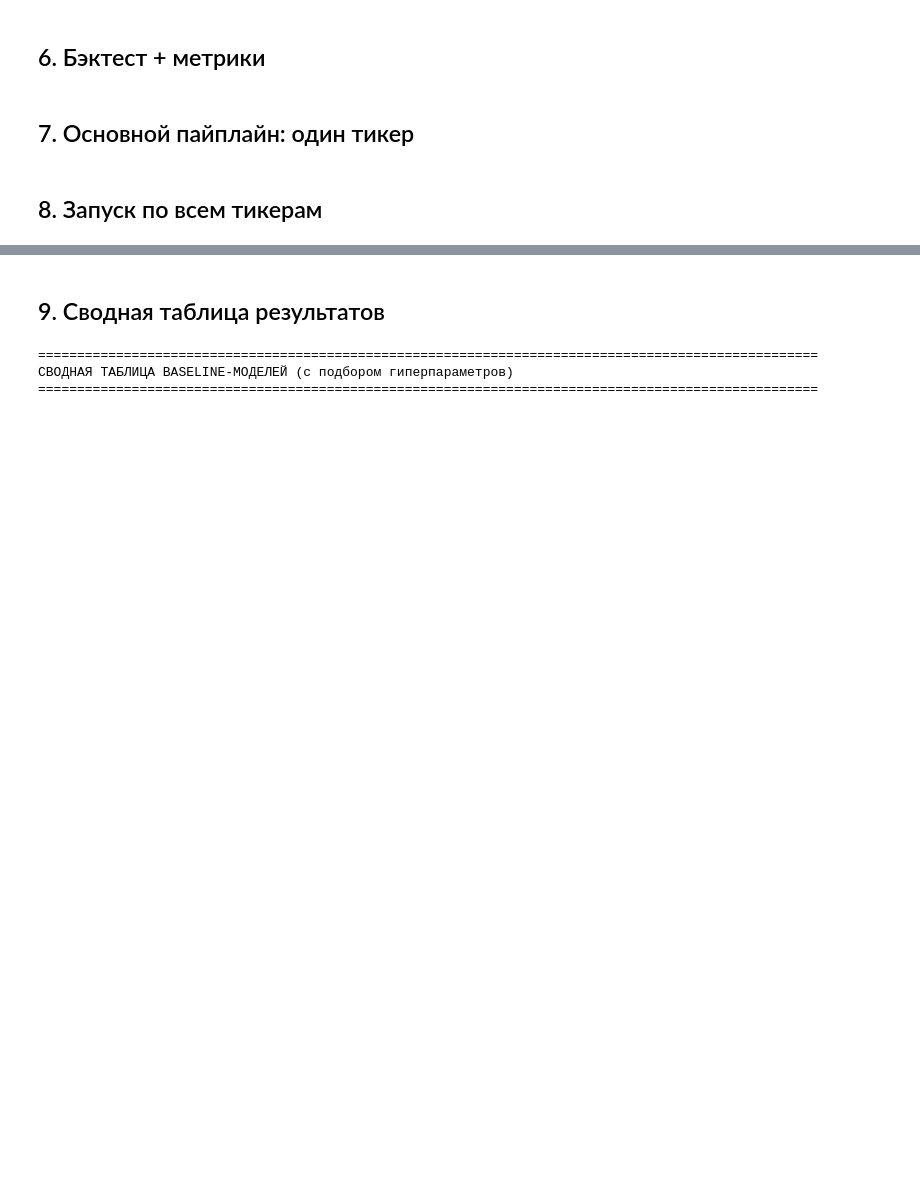
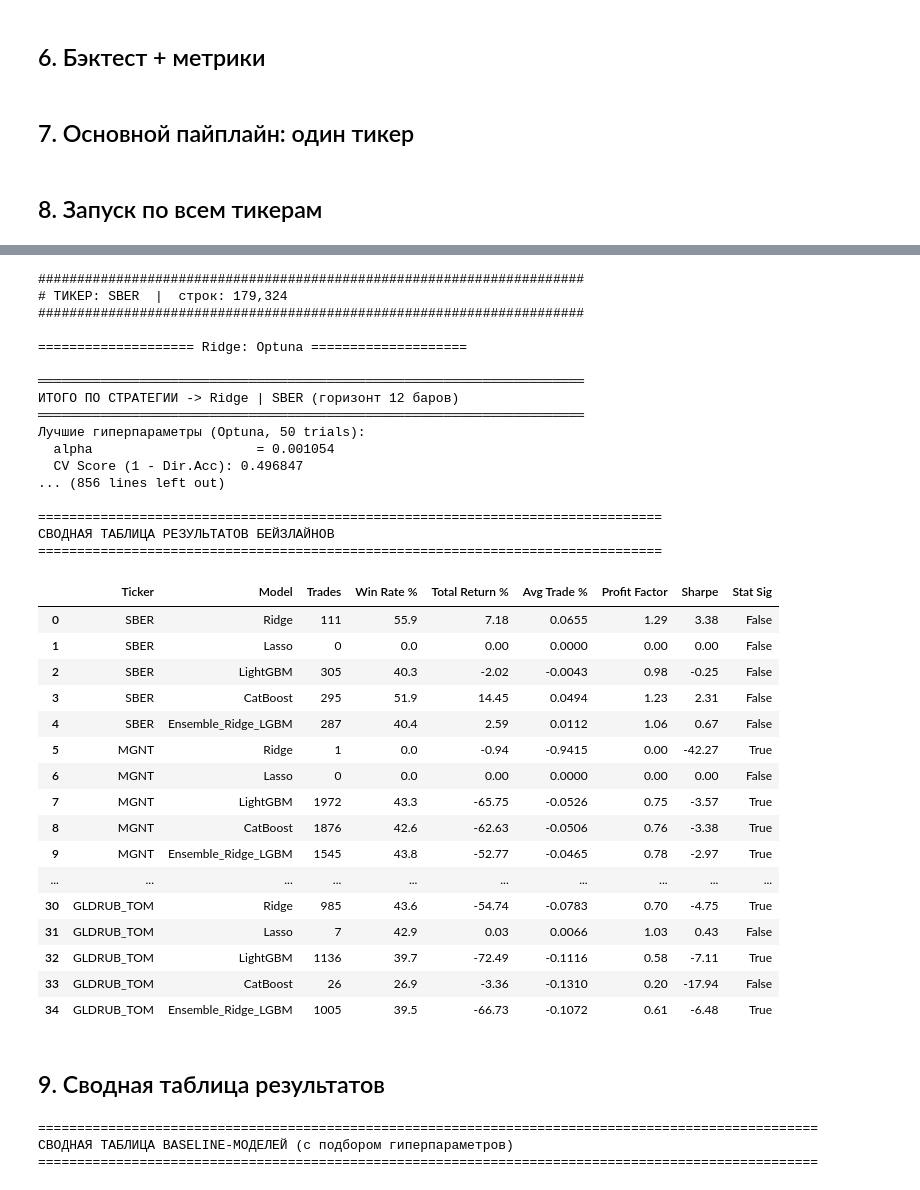
Before and after one commit to JayRox73/Deep_Learning_Trading_Strategy_for_Russian_Stock_Market, a Jupyter notebook: baseline.ipynb, the cells around one changed output, grey strips where cells are left out. Cells and saved outputs as stored; diff of their text form; code cells hidden in the pictures; blank space fills up the shorter version.

```diff
--- a/baseline.ipynb
+++ b/baseline.ipynb
@@ -44,16 +44,19 @@ pd.set_option('display.width', 1000)
 HORIZON        = 12           # горизонт прогноза (баров)
 TRAIN_YEARS    = 4            # лет на обучение
 TEST_YEARS     = 2            # лет на тест
-THRESHOLD      = 0.001        # порог для входа в позицию
-COMMISSION     = 0.0003       # 0.03 % round-trip комиссия
+Z_THRESHOLD    = 1.0        # порог для входа в позицию (0.3% - с учетом комиссий и проскальзывания)
+COMMISSION     = 0.0003       # 0.03 % round-trip комиссия брокера/биржи
+SLIPPAGE       = 0.0002       # 0.02 % проскальзывание (для ликвидных бумаг)
+SHORT_RATE     = 0.10         # ~10% годовых за заем акций для шорта
 BARS_PER_YEAR  = 252 * 78     # 5-минутные бары в году
 
 # ══════════════════════════════════════════════
 # ПАРАМЕТРЫ OPTUNA
 # ══════════════════════════════════════════════
-N_OPTUNA_TRIALS = 50          # кол-во итераций подбора (увеличить для точности)
+N_OPTUNA_TRIALS = 50          # кол-во итераций подбора
 N_CV_SPLITS     = 3           # кол-во фолдов TimeSeriesSplit
 OPTUNA_SEED     = 42          # для воспроизводимости
+OPTUNA_SUBSAMPLE = 5          # брать каждый 5-й бар для ускорения Optuna
 
 # ══════════════════════════════════════════════
 # ДАННЫЕ
@@ -62,7 +65,7 @@ DATA_DIR       = Path("data")
 START_DATE     = "2020-01-01"
 END_DATE       = "2026-01-01"
 
-TICKERS = ['MGNT', 'VTBR', 'TATN', 'YDEX', 'GLDRUB_TOM']
+TICKERS = ['SBER', 'MGNT', 'VTBR', 'TATN', 'LKOH', 'YDEX', 'GLDRUB_TOM']
 # %% [markdown]
 ## 2. Утилиты: очистка данных
 # %%
@@ -521,3 +542,54 @@ Test:  2025-01-04 — 2025-12-30   (83,349 строк)
+# %%
+all_results = []
+
+for ticker in TICKERS:
+    ticker_res = run_baseline_for_ticker(ticker, verbose=True)
+    all_results.extend(ticker_res)
+
+# Сводная таблица
+summary_df = pd.DataFrame(all_results)
+cols_to_show = ["Ticker", "Model", "Trades", "Win Rate %", "Total Return %",
+                "Avg Trade %", "Profit Factor", "Sharpe", "Stat Sig"]
+
+print("\n\n" + "="*80)
+print("СВОДНАЯ ТАБЛИЦА РЕЗУЛЬТАТОВ БЕЙЗЛАЙНОВ")
+print("="*80)
+display(summary_df[cols_to_show])
+# %% [output]
+######################################################################
+# ТИКЕР: SBER  |  строк: 179,324
+######################################################################
+
+==================== Ridge: Optuna ====================
+
+══════════════════════════════════════════════════════════════════════
+ИТОГО ПО СТРАТЕГИИ -> Ridge | SBER (горизонт 12 баров)
+══════════════════════════════════════════════════════════════════════
+Лучшие гиперпараметры (Optuna, 50 trials):
+  alpha                     = 0.001054
+  CV Score (1 - Dir.Acc): 0.496847
+... (856 lines left out)
+
+================================================================================
+СВОДНАЯ ТАБЛИЦА РЕЗУЛЬТАТОВ БЕЙЗЛАЙНОВ
+================================================================================
+|  | Ticker | Model | Trades | Win Rate % | Total Return % | Avg Trade % | Profit Factor | Sharpe | Stat Sig |
+| 0 | SBER | Ridge | 111 | 55.9 | 7.18 | 0.0655 | 1.29 | 3.38 | False |
+| 1 | SBER | Lasso | 0 | 0.0 | 0.00 | 0.0000 | 0.00 | 0.00 | False |
+| 2 | SBER | LightGBM | 305 | 40.3 | -2.02 | -0.0043 | 0.98 | -0.25 | False |
+| 3 | SBER | CatBoost | 295 | 51.9 | 14.45 | 0.0494 | 1.23 | 2.31 | False |
+| 4 | SBER | Ensemble_Ridge_LGBM | 287 | 40.4 | 2.59 | 0.0112 | 1.06 | 0.67 | False |
+| 5 | MGNT | Ridge | 1 | 0.0 | -0.94 | -0.9415 | 0.00 | -42.27 | True |
+| 6 | MGNT | Lasso | 0 | 0.0 | 0.00 | 0.0000 | 0.00 | 0.00 | False |
+| 7 | MGNT | LightGBM | 1972 | 43.3 | -65.75 | -0.0526 | 0.75 | -3.57 | True |
+| 8 | MGNT | CatBoost | 1876 | 42.6 | -62.63 | -0.0506 | 0.76 | -3.38 | True |
+| 9 | MGNT | Ensemble_Ridge_LGBM | 1545 | 43.8 | -52.77 | -0.0465 | 0.78 | -2.97 | True |
+| ... | ... | ... | ... | ... | ... | ... | ... | ... | ... |
+| 30 | GLDRUB_TOM | Ridge | 985 | 43.6 | -54.74 | -0.0783 | 0.70 | -4.75 | True |
+| 31 | GLDRUB_TOM | Lasso | 7 | 42.9 | 0.03 | 0.0066 | 1.03 | 0.43 | False |
+| 32 | GLDRUB_TOM | LightGBM | 1136 | 39.7 | -72.49 | -0.1116 | 0.58 | -7.11 | True |
+| 33 | GLDRUB_TOM | CatBoost | 26 | 26.9 | -3.36 | -0.1310 | 0.20 | -17.94 | False |
+| 34 | GLDRUB_TOM | Ensemble_Ridge_LGBM | 1005 | 39.5 | -66.73 | -0.1072 | 0.61 | -6.48 | True |
 # %% [markdown]
 ## 9. Сводная таблица результатов
 # %%
```
Also changed, not shown: parts of 15 cells of this notebook, 5 other files.
